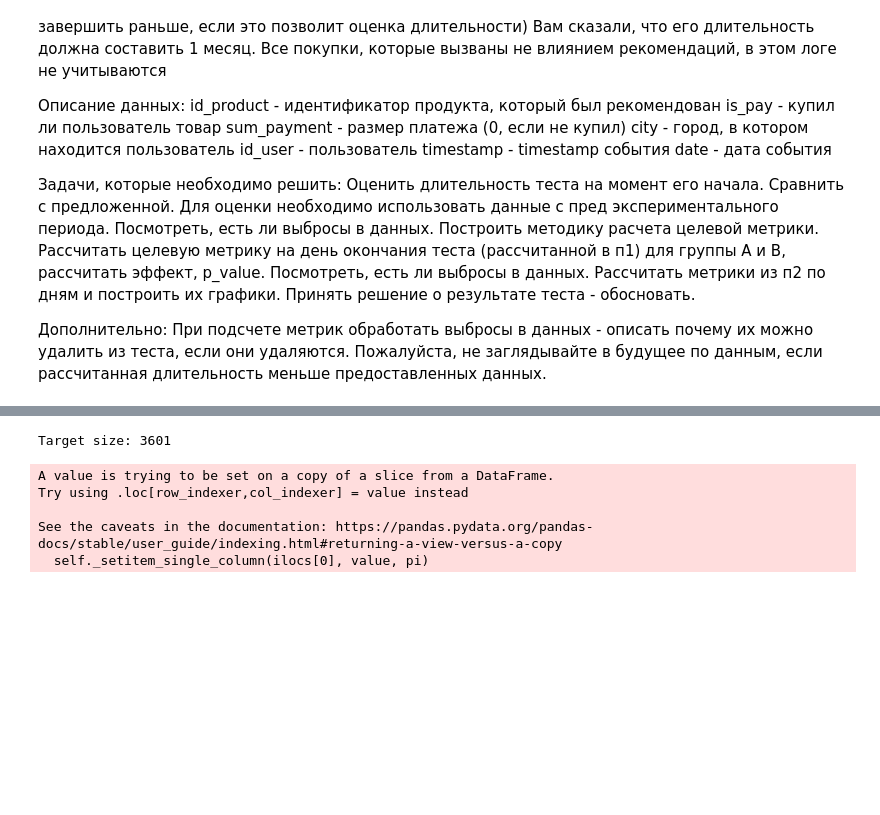
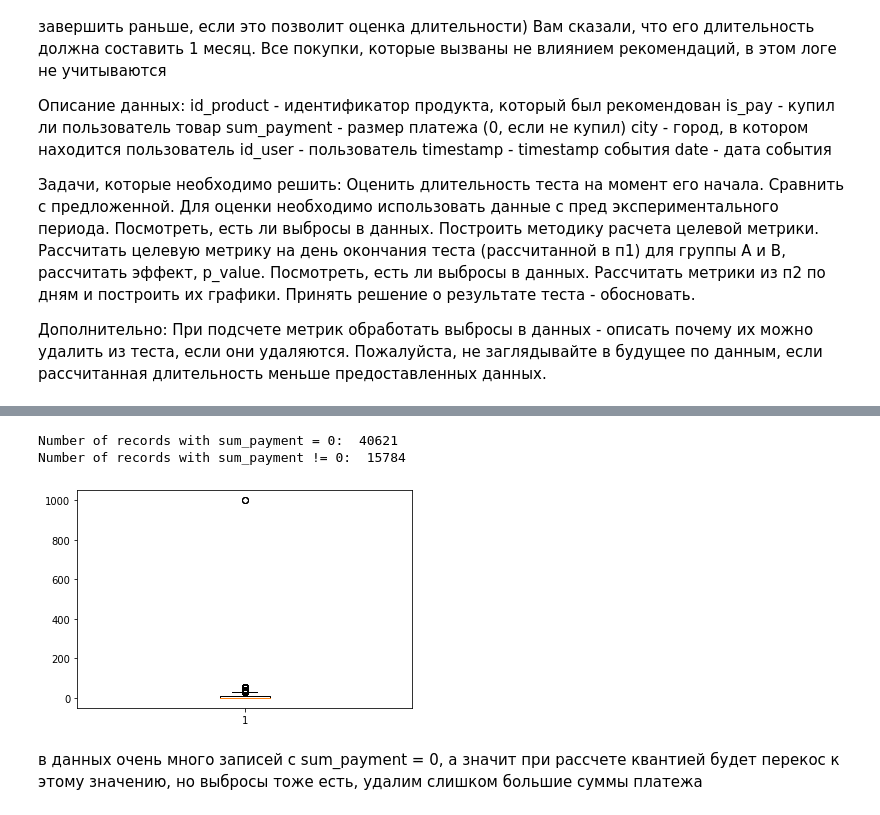
Before and after one commit to nmsonic/ab_test, a Jupyter notebook: Homework_4.ipynb, the cells around one changed output, grey strips where cells are left out. Saved outputs shown, nothing was run; the diff lists cells and outputs as text; code cells hidden in the pictures; blank space fills up the shorter version.

```diff
--- a/Homework_4.ipynb
+++ b/Homework_4.ipynb
@@ -90,23 +61,14 @@ def remove_outliers(data, threshold = 0.001 ):
-# %%
-start = pd.to_datetime('2023-05-01', format='%Y-%m-%d')
-end = pd.to_datetime('2023-05-31', format='%Y-%m-%d')
-
-pre_group = remove_outliers(pre_group)
-metric_out = metric(pre_group, start)
-sigma_1 = sigma_2 = np.std(metric_out)
-
-mean_base = np.mean(metric_out)
-effect = 0.1 * mean_base
-
-k = len(np.unique(A['id_user'].values)) / len(np.unique(B['id_user'].values))
-
-target_n = int(duration(k, effect, sigma_1, sigma_2)/2)
-
-print(f"Target size: {target_n}")
-# %% [output]
-Target size: 3601
-A value is trying to be set on a copy of a slice from a DataFrame.
-Try using .loc[row_indexer,col_indexer] = value instead
-
-See the caveats in the documentation: https://pandas.pydata.org/pandas-docs/stable/user_guide/indexing.html#returning-a-view-versus-a-copy
-  self._setitem_single_column(ilocs[0], value, pi)
+# %%
+print('Number of records with sum_payment = 0: ', len(data[data.sum_payment == 0]))
+print('Number of records with sum_payment != 0: ', len(data[data.sum_payment != 0]))
+# %% [output]
+Number of records with sum_payment = 0:  40621
+Number of records with sum_payment != 0:  15784
+# %%
+fig, ax = plt.subplots()
+ax.boxplot(data['sum_payment'])
+plt.show()
+# %% [output]
+[figure, added]
+# %% [markdown]
+в данных очень много записей с sum_payment = 0, а значит при рассчете квантией будет перекос к этому значению, но выбросы тоже есть, удалим слишком большие суммы платежа
```
Also changed, not shown: parts of 15 cells of this notebook.
